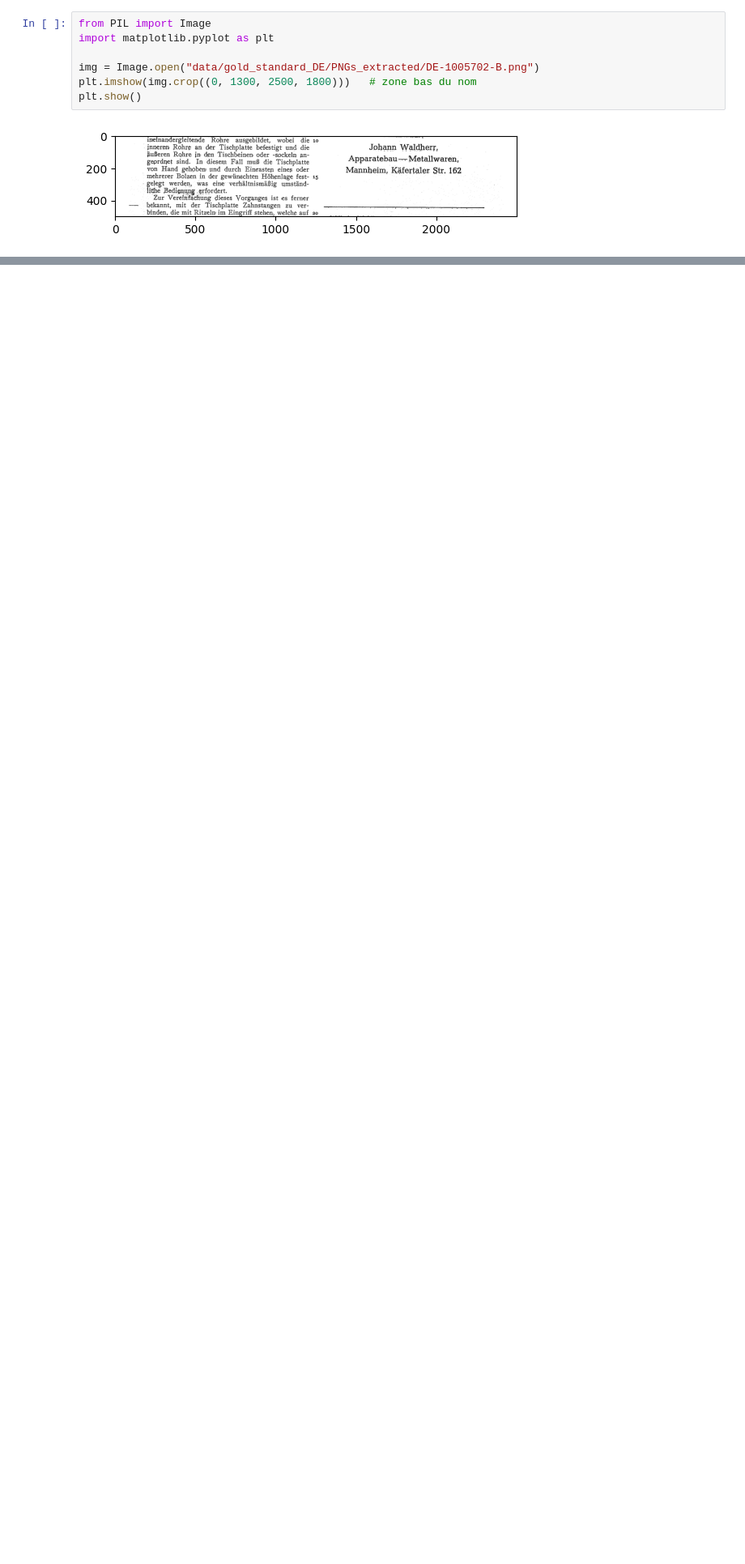
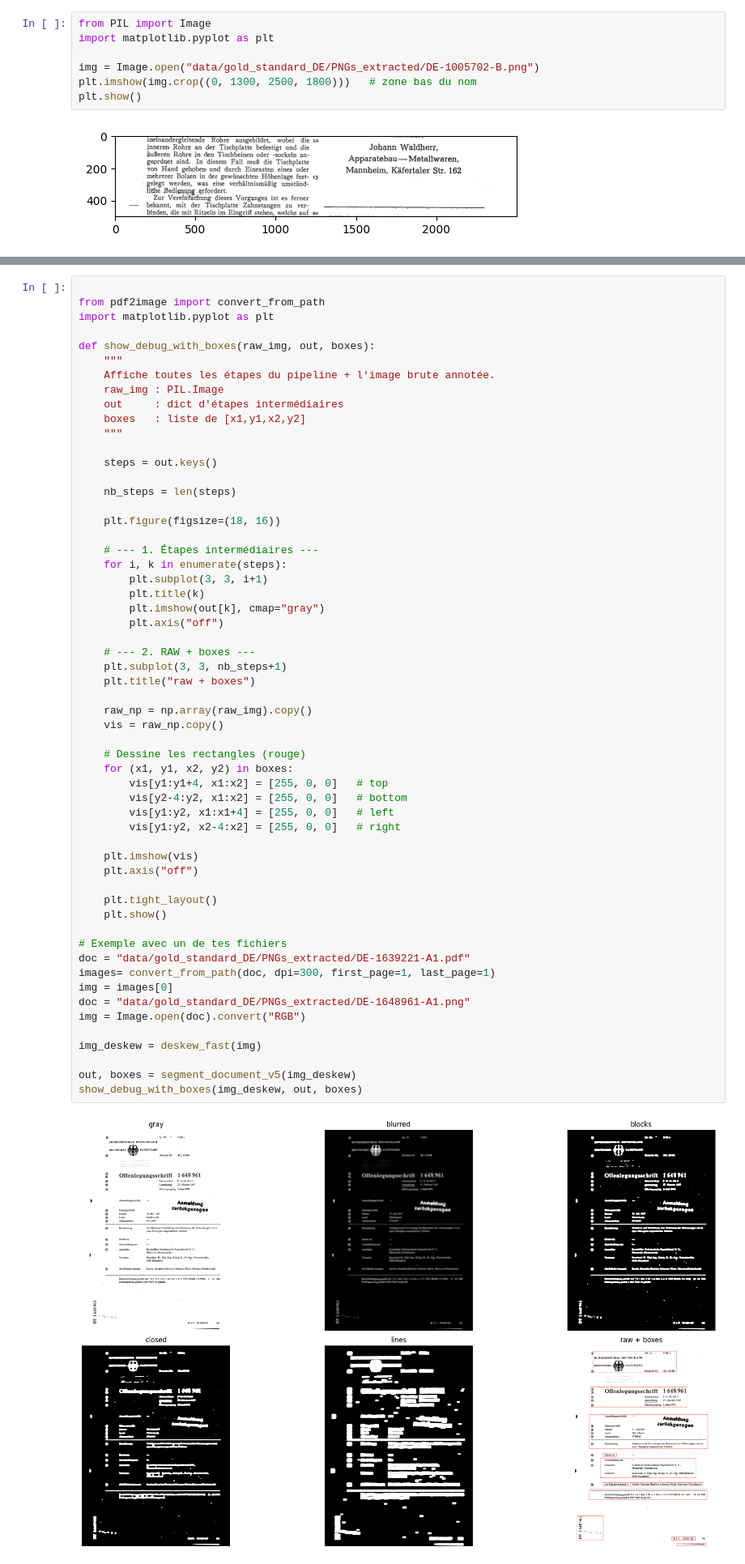
Before and after one commit to Just-PH/patent_pipeline, a Jupyter notebook: test_preprocess_image.ipynb, the cells around one changed output, grey strips where cells are left out. Shown at 81% size. Cells and saved outputs as stored; diff of their text form; blank space fills up the shorter version.

```diff
--- a/test_preprocess_image.ipynb
+++ b/test_preprocess_image.ipynb
@@ -91,0 +1570,59 @@ plt.show()
+# %%
+
+from pdf2image import convert_from_path
+import matplotlib.pyplot as plt
+
+def show_debug_with_boxes(raw_img, out, boxes):
+    """
+    Affiche toutes les étapes du pipeline + l'image brute annotée.
+    raw_img : PIL.Image
+    out     : dict d'étapes intermédiaires
+    boxes   : liste de [x1,y1,x2,y2]
+    """
+
+    steps = out.keys()
+
+    nb_steps = len(steps)
+
+    plt.figure(figsize=(18, 16))
+
+    # --- 1. Étapes intermédiaires ---
+    for i, k in enumerate(steps):
+        plt.subplot(3, 3, i+1)
+        plt.title(k)
+        plt.imshow(out[k], cmap="gray")
+        plt.axis("off")
+
+    # --- 2. RAW + boxes ---
+    plt.subplot(3, 3, nb_steps+1)
+    plt.title("raw + boxes")
+
+    raw_np = np.array(raw_img).copy()
+    vis = raw_np.copy()
+
+    # Dessine les rectangles (rouge)
+    for (x1, y1, x2, y2) in boxes:
+        vis[y1:y1+4, x1:x2] = [255, 0, 0]   # top
+        vis[y2-4:y2, x1:x2] = [255, 0, 0]   # bottom
+        vis[y1:y2, x1:x1+4] = [255, 0, 0]   # left
+        vis[y1:y2, x2-4:x2] = [255, 0, 0]   # right
+
+    plt.imshow(vis)
+    plt.axis("off")
+
+    plt.tight_layout()
+    plt.show()
+
+# Exemple avec un de tes fichiers
+doc = "data/gold_standard_DE/PNGs_extracted/DE-1639221-A1.pdf"
+images= convert_from_path(doc, dpi=300, first_page=1, last_page=1)
+img = images[0]
+doc = "data/gold_standard_DE/PNGs_extracted/DE-1648961-A1.png"
+img = Image.open(doc).convert("RGB")
+
+img_deskew = deskew_fast(img)
+
+out, boxes = segment_document_v5(img_deskew)
+show_debug_with_boxes(img_deskew, out, boxes)
+# %% [output]
+[figure, added]
```
Also changed, not shown: parts of 13 cells of this notebook, 15 other files.
